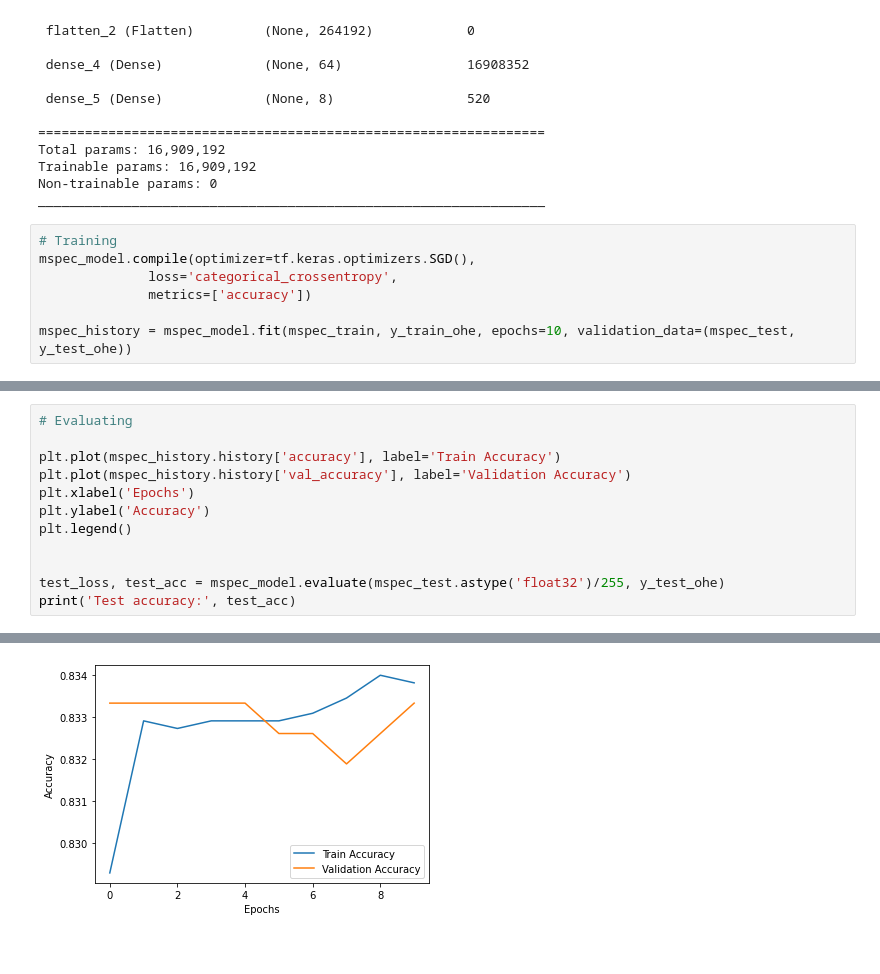
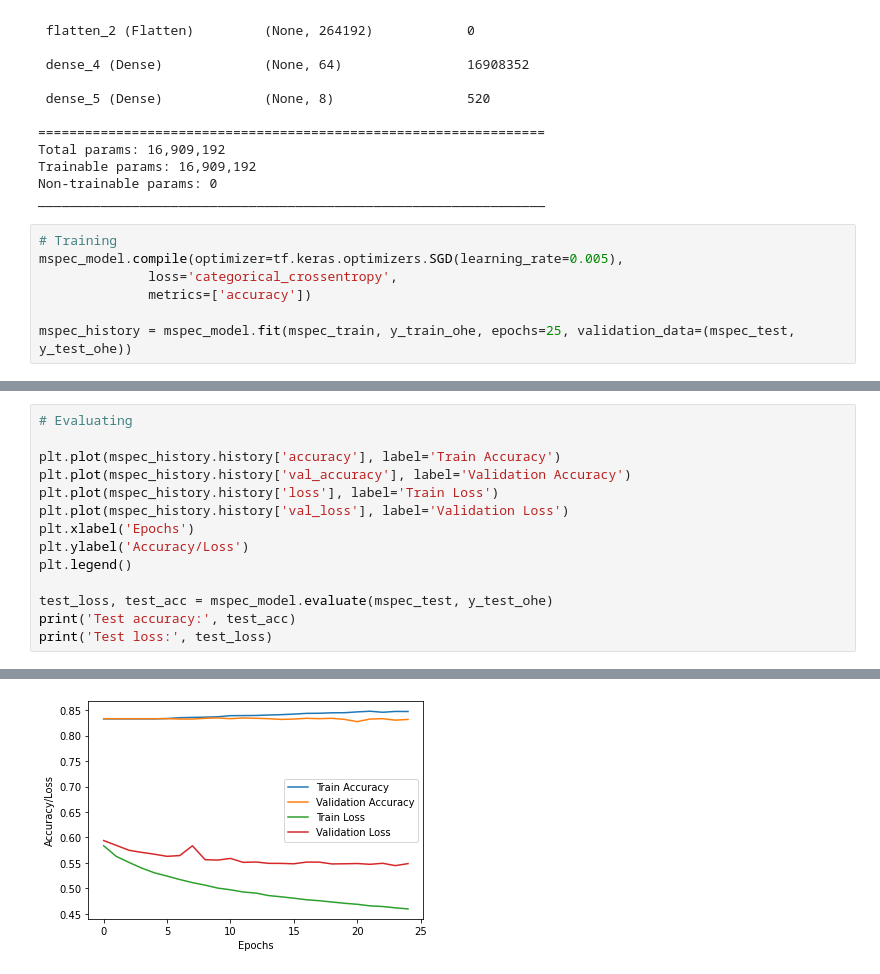
Before and after one commit to deimerin/ai1-project, a Jupyter notebook: notebook.ipynb, the cells around one changed output, grey strips where cells are left out. Drawn from its saved outputs; the diff is of its cells as text.

```diff
--- a/notebook.ipynb
+++ b/notebook.ipynb
@@ -570,9 +605,9 @@ Non-trainable params: 0
 _________________________________________________________________
 # %%
 # Training
-mspec_model.compile(optimizer=tf.keras.optimizers.SGD(),
+mspec_model.compile(optimizer=tf.keras.optimizers.SGD(learning_rate=0.005),
               loss='categorical_crossentropy',
               metrics=['accuracy'])
 
-mspec_history = mspec_model.fit(mspec_train, y_train_ohe, epochs=10, validation_data=(mspec_test, y_test_ohe))
+mspec_history = mspec_model.fit(mspec_train, y_train_ohe, epochs=25, validation_data=(mspec_test, y_test_ohe))
 # %% [output]
@@ -601,11 +633,13 @@ Epoch 10/10
 
 plt.plot(mspec_history.history['accuracy'], label='Train Accuracy')
 plt.plot(mspec_history.history['val_accuracy'], label='Validation Accuracy')
+plt.plot(mspec_history.history['loss'], label='Train Loss')
+plt.plot(mspec_history.history['val_loss'], label='Validation Loss')
 plt.xlabel('Epochs')
-plt.ylabel('Accuracy')
+plt.ylabel('Accuracy/Loss')
 plt.legend()
 
-
-test_loss, test_acc = mspec_model.evaluate(mspec_test.astype('float32')/255, y_test_ohe)
+test_loss, test_acc = mspec_model.evaluate(mspec_test, y_test_ohe)
 print('Test accuracy:', test_acc)
+print('Test loss:', test_loss)
 # %% [output]
@@ -614 +649 @@ Test accuracy: 0.8333333134651184
-[figure, old version]
+[figure, new version]
```
Also changed, not shown: parts of 42 cells of this notebook, 3 other files.
